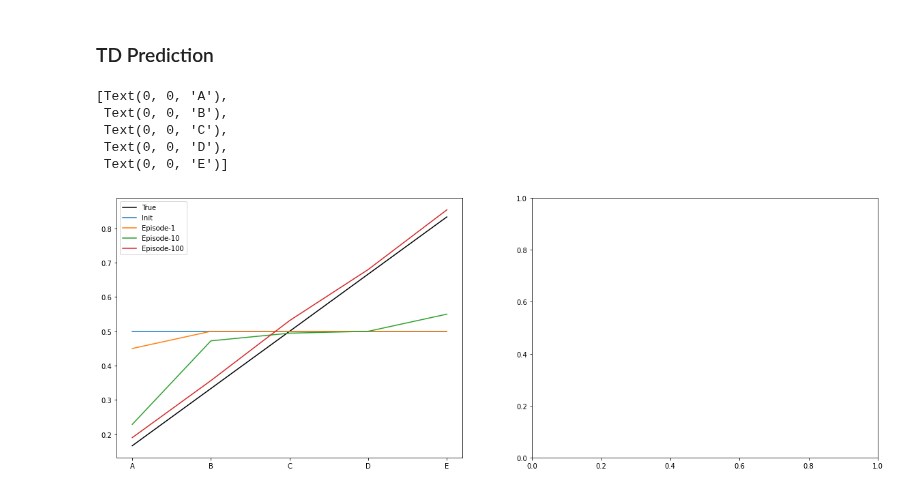
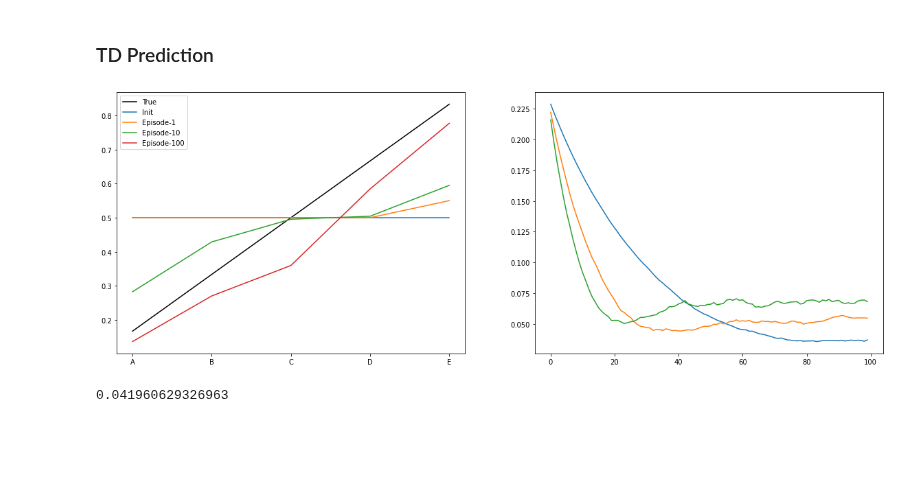
Before and after one commit to chandrusuresh/ReinforcementLearning, a Jupyter notebook: Ch6-TD_Learning/MarkovRandomProcess.ipynb, the cells around one changed output. Cells and saved outputs as stored; diff of their text form; code cells hidden in the pictures; blank space fills up the shorter version.

Commit message:
Learning curve for TD learning

```diff
--- a/Ch6-TD_Learning/MarkovRandomProcess.ipynb
+++ b/Ch6-TD_Learning/MarkovRandomProcess.ipynb
@@ -58,43 +58,88 @@ Solution using Dynamic Programming approach
 # %% [markdown]
 ### TD Prediction
 # %%
-alpha = 0.1
+step_size = [0.05,0.1,0.15]
 gamma = 1
-V_td = 0.5*np.ones((nodes+2,))
-V_td[0] = 0
-V_td[-1] = 0
+V_mc = np.zeros((nodes,))
+num_episodes = 100
 
-init = 1 ### start at state A
-
-def TD_predict():
+def TD_predict(V_td,alpha,init=None):
+  if init == None:
+    init = np.random.choice(np.arange(1,nodes+1))
   curr = init
   while True:
     next = np.random.choice([curr-1,curr+1])
     reward = 0
     if next == nodes+1:
       reward = 1
     V_td[curr] += alpha*(reward + gamma*V_td[next] - V_td[curr])
     if next <= 0 or next >= nodes+1:
       break
     curr = next
-    # print('Next = ',next)
+  return V_td
 
+def MonteCarlo(num_episodes,alpha,firstVisit=True):
+  curr = init
+  count = np.zeros((nodes+2,))
+  value = np.zeros((nodes+2,))
+  traj = []
+  reward = 0
+  while True:
+    traj.append(curr)
+    next = np.random.choice([curr-1,curr+1])
+    if next == nodes+1:
+      reward = 1
+    if next <= 0 or next >= nodes+1:
+      break
+    curr = next
+  for i in range(1,nodes+1):
+    idx = np.where(traj == i)[0]
+    if len(idx) > 0:
+      if firstVisit:
+        count[i] = 1
+        value[i] = reward
+      else:
+        count[i] = float(len(idx))
+        value[i] = count[i]*reward
+  return count,value
 
+def reset_Vtd():
+  V_td = 0.5*np.ones((nodes+2,))
+  V_td[0] = 0
+  V_td[-1] = 0
+  return V_td
+
+V_td = reset_Vtd()
 fig,ax = plt.subplots(1,2,figsize=(20,7))
 ax[0].plot(np.arange(nodes),V_dp[:-1],'k')
 ax[0].plot(np.arange(nodes),V_td[1:-1])
-for i in range(100):
-  TD_predict()
+
+num_runs = 2
+init = 1 ### start at state A
+for i in range(num_episodes):
+  V_td = TD_predict(V_td,0.1,init)
   if i+1 in [1,10]:
     ax[0].plot(np.arange(nodes),V_td[1:-1])
 ax[0].plot(np.arange(nodes),V_td[1:-1])
 ax[0].legend(['True','Init','Episode-1','Episode-10','Episode-100'])
 ax[0].set_xticks(np.arange(nodes));
-ax[0].set_xticklabels(['A','B','C','D','E'])
+ax[0].set_xticklabels(['A','B','C','D','E']);
+
+num_runs = 100
+num_episodes = 100
+error = []
+for a in step_size:
+  rms = np.zeros((num_runs,num_episodes))
+  for i in range(num_runs):
+    V_td = reset_Vtd()
+    for j in range(num_episodes):
+      V_td = TD_predict(V_td,a,None)
+      rms[i,j] = np.sqrt(np.mean((V_td[1:-1]-V_dp[:-1])**2))
+  avg = np.mean(rms,axis=0)
+  ax[1].plot(np.arange(num_episodes),avg)
 # %% [output]
-[Text(0, 0, 'A'),
- Text(0, 0, 'B'),
- Text(0, 0, 'C'),
- Text(0, 0, 'D'),
- Text(0, 0, 'E')]
-[figure, old version]
+[figure, new version]
+# %%
+print(np.sqrt(np.mean((V_td[1:-1]-V_dp[:-1])**2)))
+# %% [output]
+0.041960629326963
```
